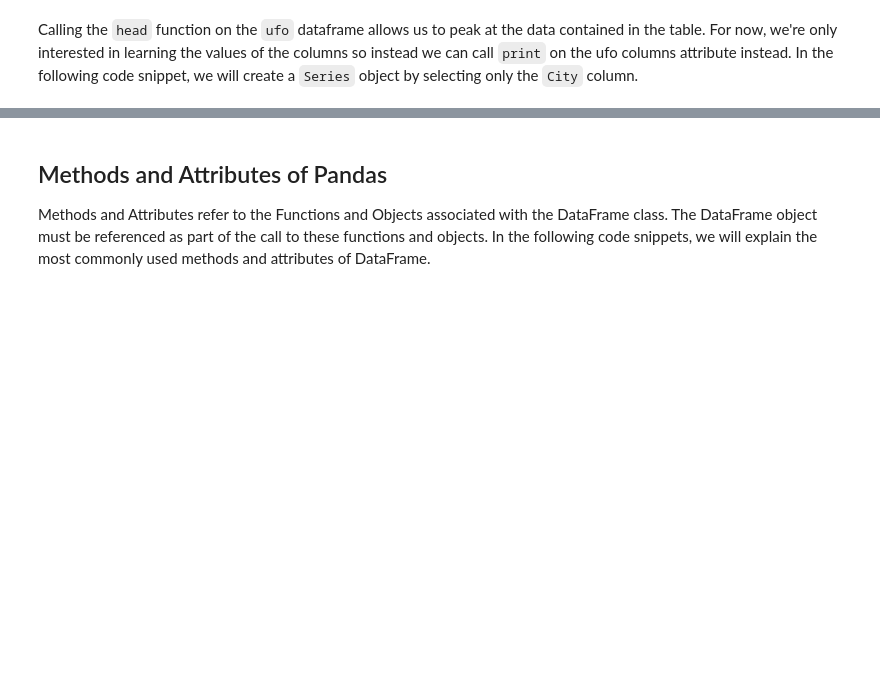
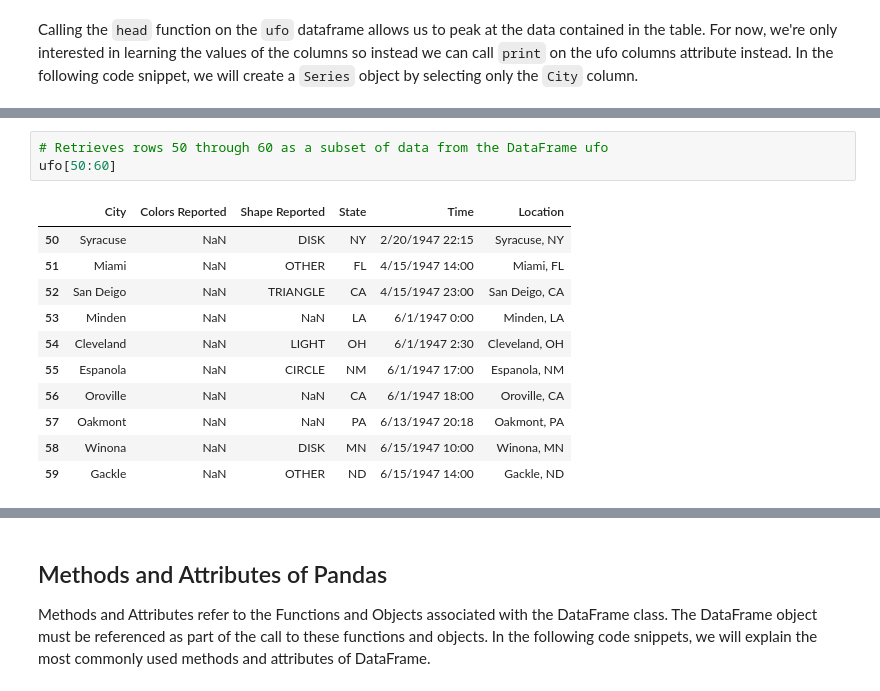
Before and after one commit to MonicaAmelia/python_data_practice, a Jupyter notebook: pandas/pandas.ipynb, the cells around one changed output, grey strips where cells are left out. Saved outputs shown, nothing was run; the diff lists cells and outputs as text; blank space fills up the shorter version.

```diff
--- a/pandas/pandas.ipynb
+++ b/pandas/pandas.ipynb
@@ -109,3 +108,18 @@ ufo.head()
 | 2 | Holyoke | NaN | OVAL | CO | 2/15/1931 14:00 | Holyoke, CO |
 | 3 | Abilene | NaN | DISK | KS | 6/1/1931 13:00 | Abilene, KS |
 | 4 | New York Worlds Fair | NaN | LIGHT | NY | 4/18/1933 19:00 | New York Worlds Fair, NY |
+# %%
+# Retrieves rows 50 through 60 as a subset of data from the DataFrame ufo
+ufo[50:60]
+# %% [output]
+|  | City | Colors Reported | Shape Reported | State | Time | Location |
+| 50 | Syracuse | NaN | DISK | NY | 2/20/1947 22:15 | Syracuse, NY |
+| 51 | Miami | NaN | OTHER | FL | 4/15/1947 14:00 | Miami, FL |
+| 52 | San Deigo | NaN | TRIANGLE | CA | 4/15/1947 23:00 | San Deigo, CA |
+| 53 | Minden | NaN | NaN | LA | 6/1/1947 0:00 | Minden, LA |
+| 54 | Cleveland | NaN | LIGHT | OH | 6/1/1947 2:30 | Cleveland, OH |
+| 55 | Espanola | NaN | CIRCLE | NM | 6/1/1947 17:00 | Espanola, NM |
+| 56 | Oroville | NaN | NaN | CA | 6/1/1947 18:00 | Oroville, CA |
+| 57 | Oakmont | NaN | NaN | PA | 6/13/1947 20:18 | Oakmont, PA |
+| 58 | Winona | NaN | DISK | MN | 6/15/1947 10:00 | Winona, MN |
+| 59 | Gackle | NaN | OTHER | ND | 6/15/1947 14:00 | Gackle, ND |
```
Also changed, not shown: parts of 24 cells of this notebook.
